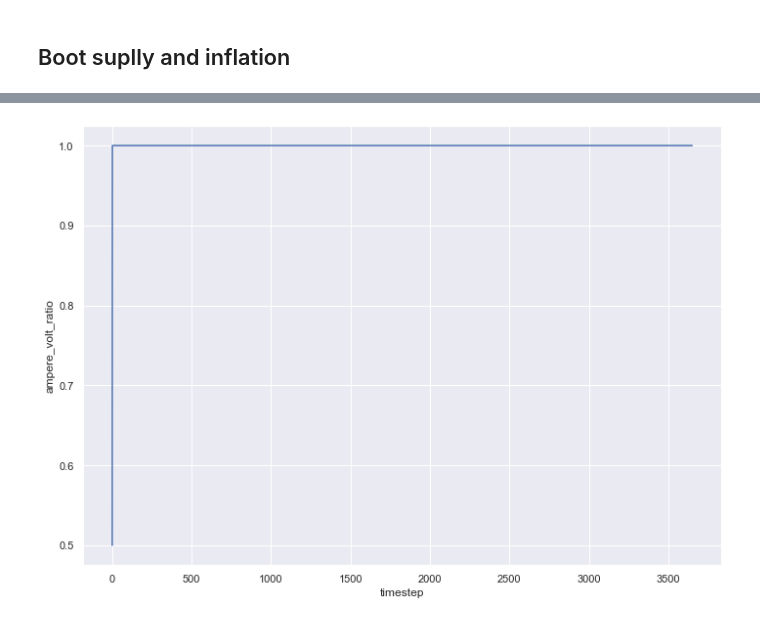
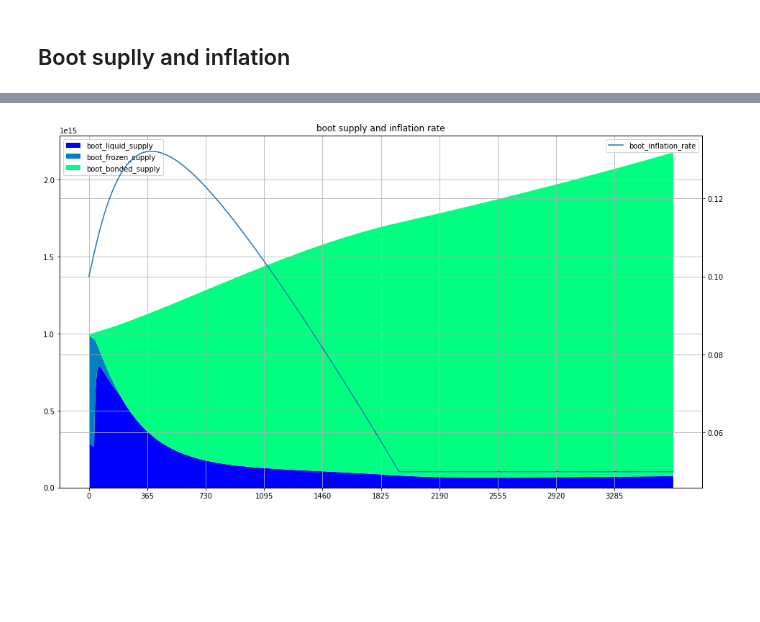
Before and after one commit to cybercongress/cybernomics, a Jupyter notebook: bostrom_simulation/simulation.ipynb, the cells around one changed output, grey strips where cells are left out. Cells and saved outputs as stored; diff of their text form; code cells hidden in the pictures; blank space fills up the shorter version.

Commit message:
Add plots saving, refactor plots displaying

```diff
--- a/bostrom_simulation/simulation.ipynb
+++ b/bostrom_simulation/simulation.ipynb
@@ -259,4 +178,4 @@ plot_df.plot.line(ax=ax2, y='gpu_memory_usage', figsize=(16, 9), xticks=range(0,
-# %%
-linear_plot(plot_df, 'ampere_volt_ratio', render='sns')
-# %% [output]
-[figure, removed]
+# %%
+boot_supply_plot(plot_df)
+# %% [output]
+[figure, added]
```
Also changed, not shown: parts of 26 cells of this notebook, 14 other files.
